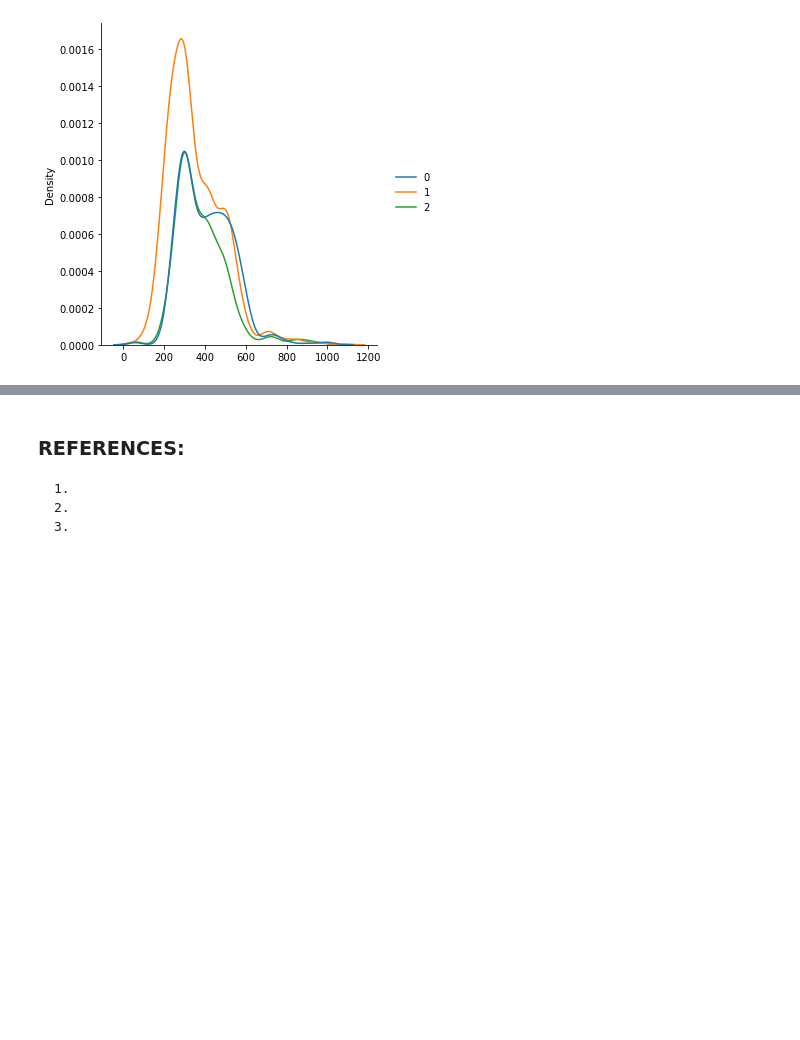
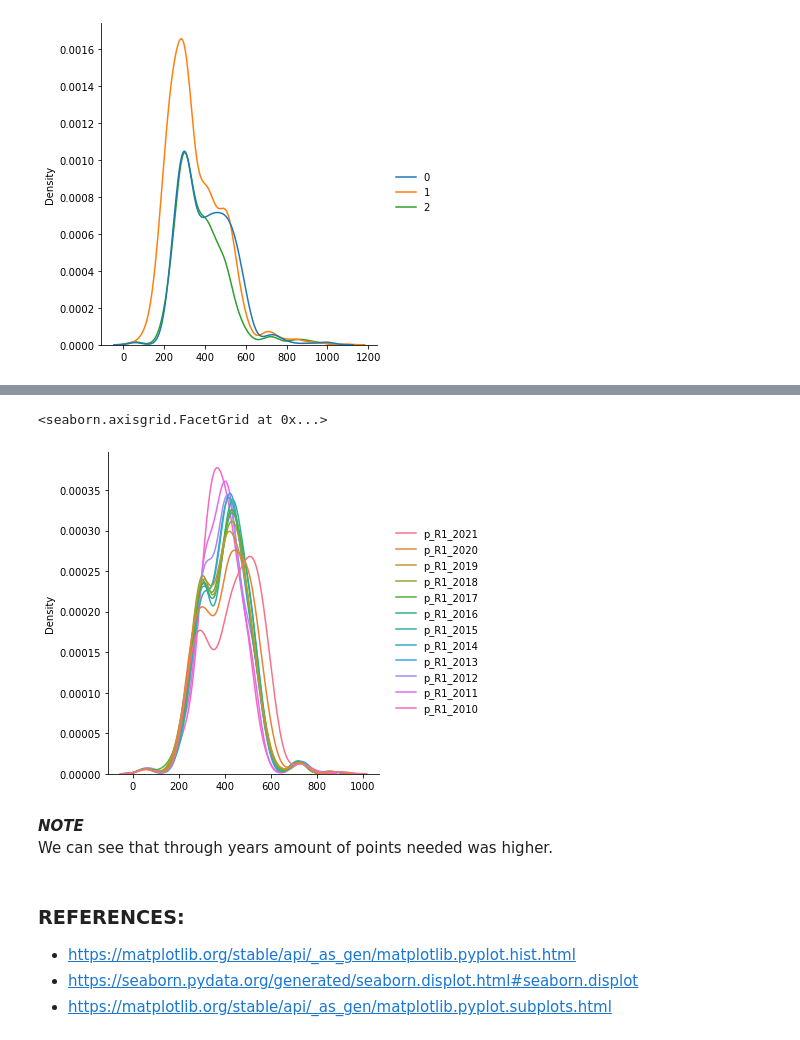
Before and after one commit to DracoNibilis/CAO_Points_Analysis, a Jupyter notebook: cao.ipynb, the cells around one changed output, grey strips where cells are left out. Drawn from its saved outputs; the diff is of its cells as text; code cells hidden in the pictures; blank space fills up the shorter version.

```diff
--- a/cao.ipynb
+++ b/cao.ipynb
@@ -1429,5 +1437,14 @@ sns.displot(all_three, kind='kde')
+# %%
+# Plot KDE for all pointed courses.
+sns.displot(data_all_points, kind='kde')
+# %% [output]
+<seaborn.axisgrid.FacetGrid at 0x...>
+[figure, added]
+# %% [markdown]
+***NOTE***<br>
+We can see that through years amount of points needed was higher.
 # %% [markdown]
 ### REFERENCES:
-    1.
-    2.
-    3.
+- https://matplotlib.org/stable/api/_as_gen/matplotlib.pyplot.hist.html
+- https://seaborn.pydata.org/generated/seaborn.displot.html#seaborn.displot
+- https://matplotlib.org/stable/api/_as_gen/matplotlib.pyplot.subplots.html
```
Also changed, not shown: parts of 19 cells of this notebook.
